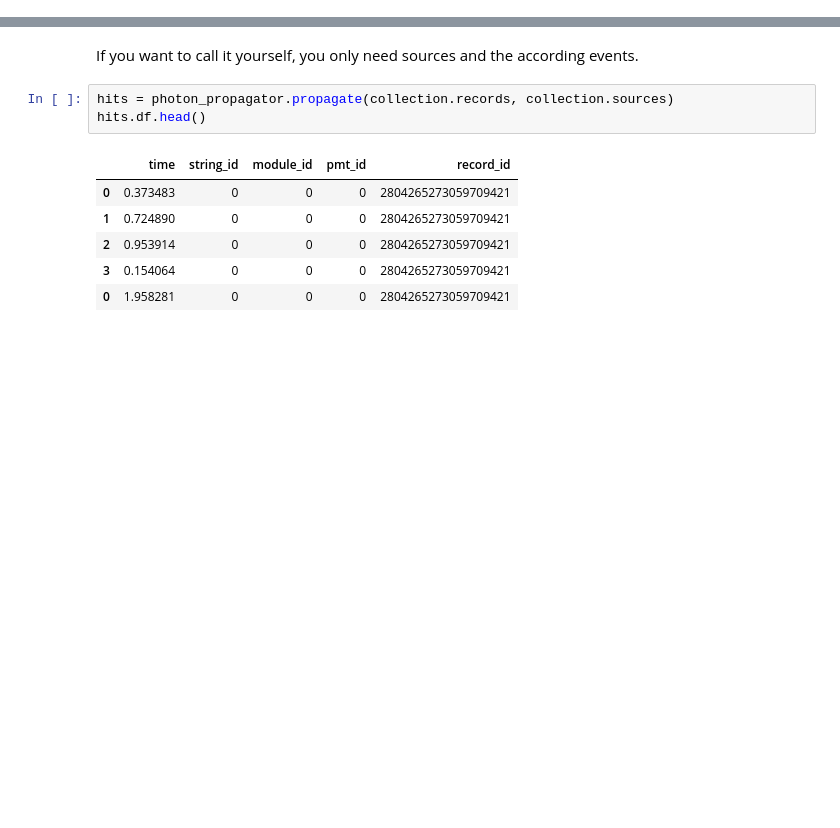
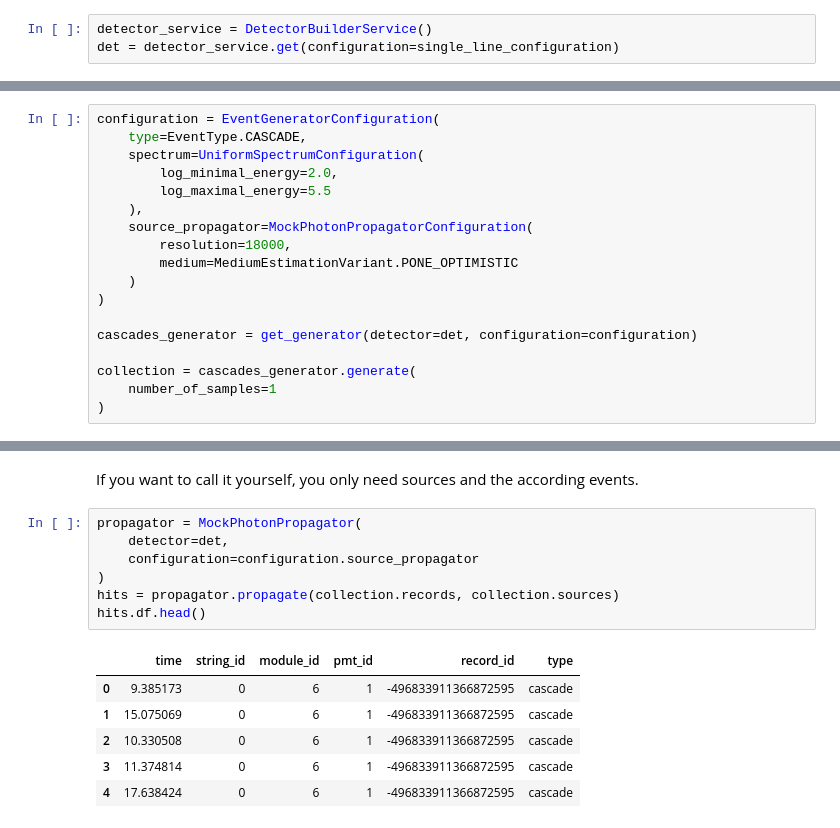
Before and after one commit to pone-software/olympus, a Jupyter notebook: examples/01_mock_photon_usage.ipynb, the cells around one changed output, grey strips where cells are left out. Saved outputs shown, nothing was run; the diff lists cells and outputs as text; blank space fills up the shorter version.

```diff
--- a/examples/01_mock_photon_usage.ipynb
+++ b/examples/01_mock_photon_usage.ipynb
@@ -52,3 +20,6 @@ det = detector_service.get(configuration=detector_configuration)
+# %%
+detector_service = DetectorBuilderService()
+det = detector_service.get(configuration=single_line_configuration)
 # %% [markdown]
 
 
@@ -79,3 +29,21 @@ collection = generator_collection.generate(
+# %%
+configuration = EventGeneratorConfiguration(
+    type=EventType.CASCADE,
+    spectrum=UniformSpectrumConfiguration(
+        log_minimal_energy=2.0,
+        log_maximal_energy=5.5
+    ),
+    source_propagator=MockPhotonPropagatorConfiguration(
+        resolution=18000,
+        medium=MediumEstimationVariant.PONE_OPTIMISTIC
+    )
+)
+
+cascades_generator = get_generator(detector=det, configuration=configuration)
+
+collection = cascades_generator.generate(
+    number_of_samples=1
+)
 # %% [markdown]
 Let's see what we got!
 # %%
@@ -112,12 +80,16 @@ Number of Hits:  28096278
 # %% [markdown]
 If you want to call it yourself, you only need sources and the according events.
 # %%
-hits = photon_propagator.propagate(collection.records, collection.sources)
+propagator = MockPhotonPropagator(
+    detector=det,
+    configuration=configuration.source_propagator
+)
+hits = propagator.propagate(collection.records, collection.sources)
 hits.df.head()
 # %% [output]
-|  | time | string_id | module_id | pmt_id | record_id |
-| 0 | 0.373483 | 0 | 0 | 0 | 2804265273059709421 |
-| 1 | 0.724890 | 0 | 0 | 0 | 2804265273059709421 |
-| 2 | 0.953914 | 0 | 0 | 0 | 2804265273059709421 |
-| 3 | 0.154064 | 0 | 0 | 0 | 2804265273059709421 |
-| 0 | 1.958281 | 0 | 0 | 0 | 2804265273059709421 |
+|  | time | string_id | module_id | pmt_id | record_id | type |
+| 0 | 9.385173 | 0 | 6 | 1 | -496833911366872595 | cascade |
+| 1 | 15.075069 | 0 | 6 | 1 | -496833911366872595 | cascade |
+| 2 | 10.330508 | 0 | 6 | 1 | -496833911366872595 | cascade |
+| 3 | 11.374814 | 0 | 6 | 1 | -496833911366872595 | cascade |
+| 4 | 17.638424 | 0 | 6 | 1 | -496833911366872595 | cascade |
```
Also changed, not shown: parts of 6 cells of this notebook, 3 other files.
